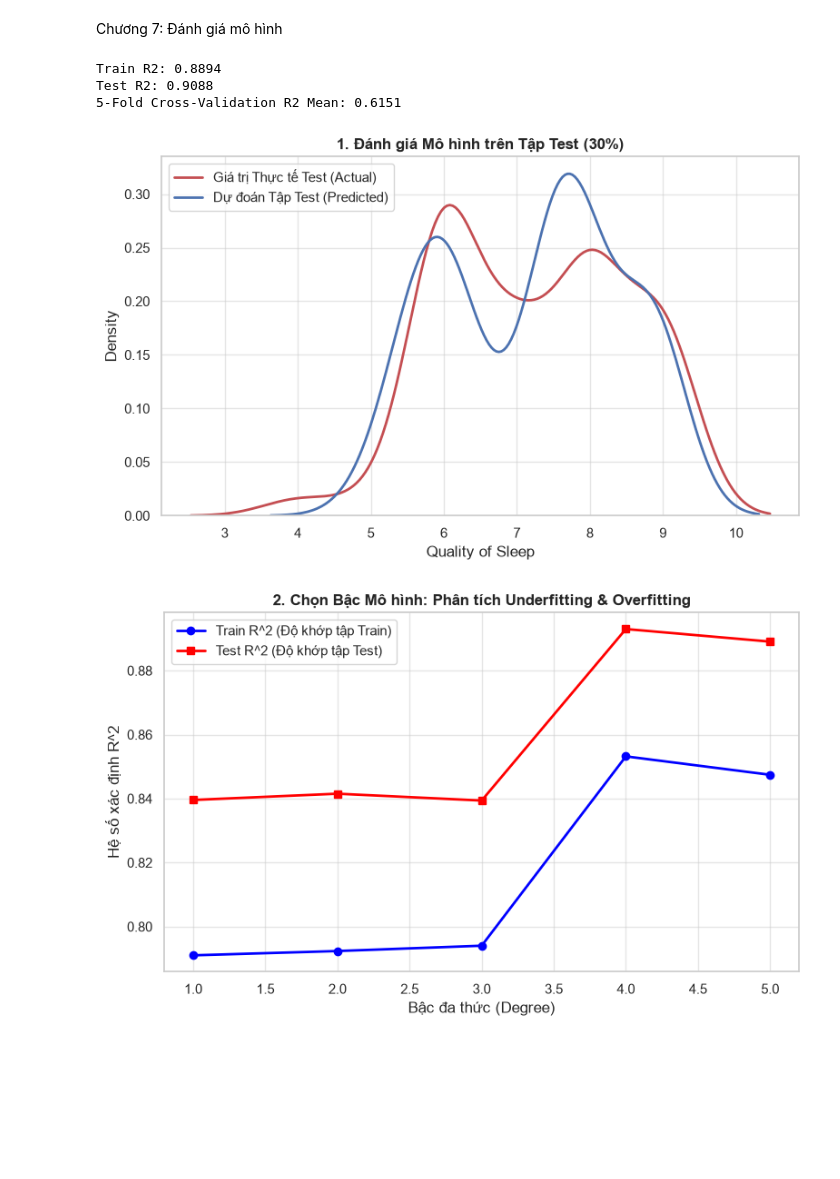
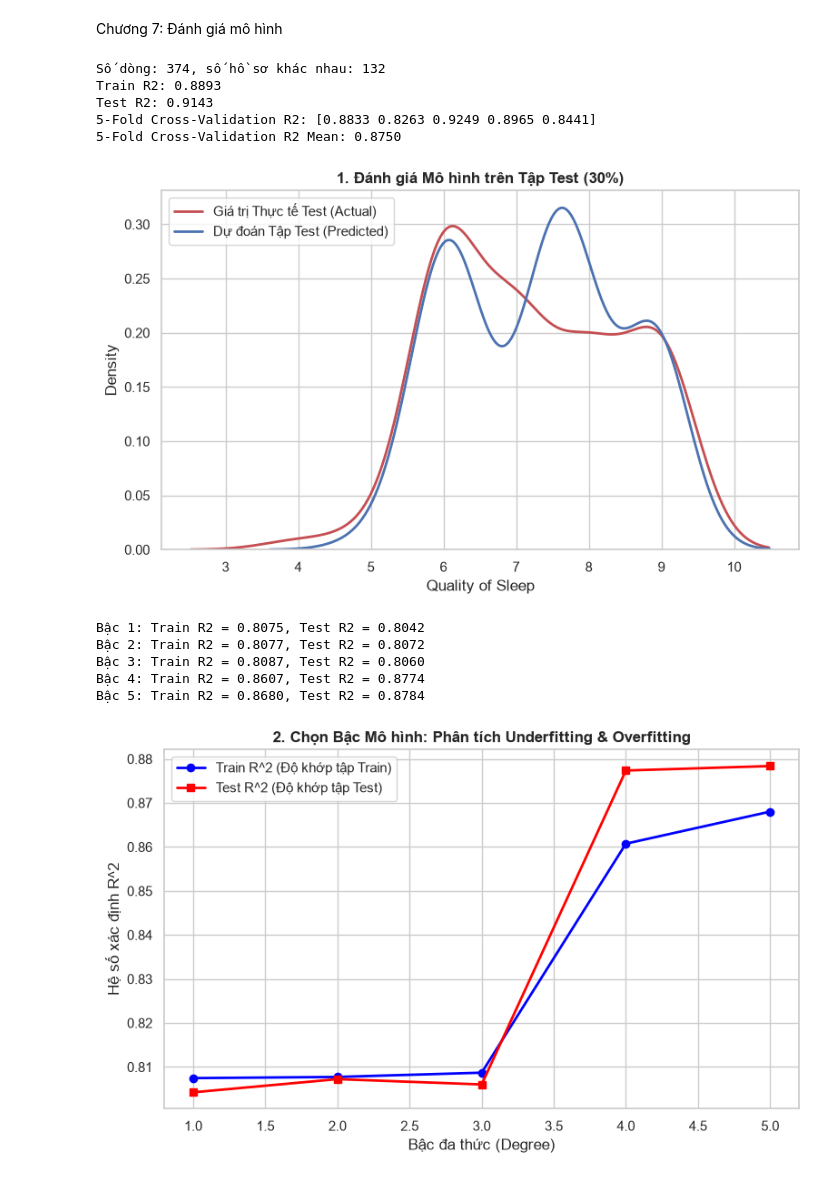
Before and after one commit to tienkhonggo1997-cpu/PhanTichTrucQuanDuLieu, a Jupyter notebook: Code_demo.ipynb, the cells around one changed output. Drawn from its saved outputs; the diff is of its cells as text; code cells hidden in the pictures; blank space fills up the shorter version.

Commit message:
Sửa nhận xét sai ở Chương 3-5, đồng bộ notebook Chương 7, thêm ANOVA

```diff
--- a/Code_demo.ipynb
+++ b/Code_demo.ipynb
@@ -595,23 +602,35 @@ Chương 7: Đánh giá mô hình
 import matplotlib.pyplot as plt
 import pandas as pd
 from sklearn.linear_model import LinearRegression
-from sklearn.metrics import mean_squared_error
 from sklearn.model_selection import (
-    cross_val_predict,
+    GroupKFold,
+    GroupShuffleSplit,
     cross_val_score,
-    train_test_split,
 )
 import seaborn as sns
+
+# Làm sạch lại (df vừa được đọc lại từ file ở Chương 6)
+df['Sleep Disorder'] = df['Sleep Disorder'].fillna('None')
+df['BMI Category'] = df['BMI Category'].replace({'Normal Weight': 'Normal'})
 
 Y = df['Quality of Sleep']
 X_data = df[
     ['Sleep Duration', 'Stress Level', 'Heart Rate', 'Physical Activity Level']
 ]
 
-# 1. Tách Train / Test (70% - 30%)
-x_train, x_test, y_train, y_test = train_test_split(
-    X_data, Y, test_size=0.3, random_state=42
-)
+# Dữ liệu có nhiều dòng giống hệt nhau (chỉ khác Person ID). Các dòng trùng
+# phải nằm cùng một phía Train hoặc Test, nếu không tập Test chỉ là bản sao
+# của tập Train và R2 bị thổi phồng.
+profile_cols = [c for c in df.columns if c != 'Person ID']
+groups = df[profile_cols].astype(str).agg('|'.join, axis=1)
+print(f'Số dòng: {len(df)}, số hồ sơ khác nhau: {groups.nunique()}')
+
+# 1. Tách Train / Test (70% - 30%) theo hồ sơ
+splitter = GroupShuffleSplit(n_splits=1, test_size=0.3, random_state=42)
+train_idx, test_idx = next(splitter.split(X_data, Y, groups))
+x_train, x_test = X_data.iloc[train_idx], X_data.iloc[test_idx]
+y_train, y_test = Y.iloc[train_idx], Y.iloc[test_idx]
+g_train = groups.iloc[train_idx]
 
 lr = LinearRegression()
 lr.fit(x_train, y_train)
@@ -619,8 +638,11 @@ lr.fit(x_train, y_train)
 print(f'Train R2: {lr.score(x_train, y_train):.4f}')
 print(f'Test R2: {lr.score(x_test, y_test):.4f}')
 
-# 2. Cross Validation (5-Fold)
-cv_scores = cross_val_score(lr, X_data, Y, cv=5)
+# 2. Cross Validation (5-Fold) theo hồ sơ
+cv_scores = cross_val_score(
+    lr, X_data, Y, cv=GroupKFold(n_splits=5), groups=groups
+)
+print(f'5-Fold Cross-Validation R2: {cv_scores.round(4)}')
 print(f'5-Fold Cross-Validation R2 Mean: {cv_scores.mean():.4f}')
 
 # 3. Vẽ biểu đồ Distribution Plot tập Test
@@ -641,69 +663,73 @@ plt.legend()
 plt.tight_layout()
 plt.show()
 # %% [output]
-Train R2: 0.8894
-Test R2: 0.9088
-5-Fold Cross-Validation R2 Mean: 0.6151
+Số dòng: 374, số hồ sơ khác nhau: 132
+Train R2: 0.8893
+Test R2: 0.9143
+5-Fold Cross-Validation R2: [0.8833 0.8263 0.9249 0.8965 0.8441]
+5-Fold Cross-Validation R2 Mean: 0.8750
-[figure, old version]
+[figure, new version]
 # %%
 import matplotlib.pyplot as plt
 import pandas as pd
 from sklearn.linear_model import LinearRegression
-from sklearn.model_selection import train_test_split
-from sklearn.preprocessing import PolynomialFeatures
+from sklearn.preprocessing import PolynomialFeatures, StandardScaler
 
-# Read
-Y = df['Quality of Sleep']
-X_data = df[
-    ['Sleep Duration', 'Stress Level', 'Heart Rate', 'Physical Activity Level']
-]
+# Dùng lại x_train, x_test, y_train, y_test đã chia theo hồ sơ ở ô trên
 
-x_train, x_test, y_train, y_test = train_test_split(
-    X_data, Y, test_size=0.3, random_state=42
-)
+# Chuẩn hóa Stress Level trước khi nâng bậc
+stress_scaler = StandardScaler().fit(x_train[['Stress Level']])
+s_train = stress_scaler.transform(x_train[['Stress Level']])
+s_test = stress_scaler.transform(x_test[['Stress Level']])
 
 degrees = [1, 2, 3, 4, 5]
 r2_train, r2_test = [], []
 
 for d in degrees:
   poly = PolynomialFeatures(degree=d)
-  x_tr_p = poly.fit_transform(x_train[['Stress Level']])
-  x_te_p = poly.transform(x_test[['Stress Level']])
+  x_tr_p = poly.fit_transform(s_train)
+  x_te_p = poly.transform(s_test)
 
   m = LinearRegression().fit(x_tr_p, y_train)
   r2_train.append(m.score(x_tr_p, y_train))
   r2_test.append(m.score(x_te_p, y_test))
+  print(f'Bậc {d}: Train R2 = {r2_train[-1]:.4f}, Test R2 = {r2_test[-1]:.4f}')
 
 # Vẽ biểu đồ đường Train R2 vs Test R2
 plt.figure(figsize=(8, 5))
 plt.plot(
     degrees,
     r2_train,
     marker='o',
     color='blue',
     linewidth=2,
     label='Train R^2 (Độ khớp tập Train)',
 )
 plt.plot(
     degrees,
     r2_test,
     marker='s',
     color='red',
     linewidth=2,
     label='Test R^2 (Độ khớp tập Test)',
 )
 plt.xlabel('Bậc đa thức (Degree)')
 plt.ylabel('Hệ số xác định R^2')
 plt.title(
     '2. Chọn Bậc Mô hình: Phân tích Underfitting & Overfitting',
     fontsize=12,
     fontweight='bold',
 )
 plt.legend()
 plt.tight_layout()
 plt.show()
 # %% [output]
+Bậc 1: Train R2 = 0.8075, Test R2 = 0.8042
+Bậc 2: Train R2 = 0.8077, Test R2 = 0.8072
+Bậc 3: Train R2 = 0.8087, Test R2 = 0.8060
+Bậc 4: Train R2 = 0.8607, Test R2 = 0.8774
+Bậc 5: Train R2 = 0.8680, Test R2 = 0.8784
-[figure, old version]
+[figure, new version]
 # %%
 import matplotlib.pyplot as plt
 import numpy as np
```
Also changed, not shown: parts of 12 cells of this notebook, 4 other files.
